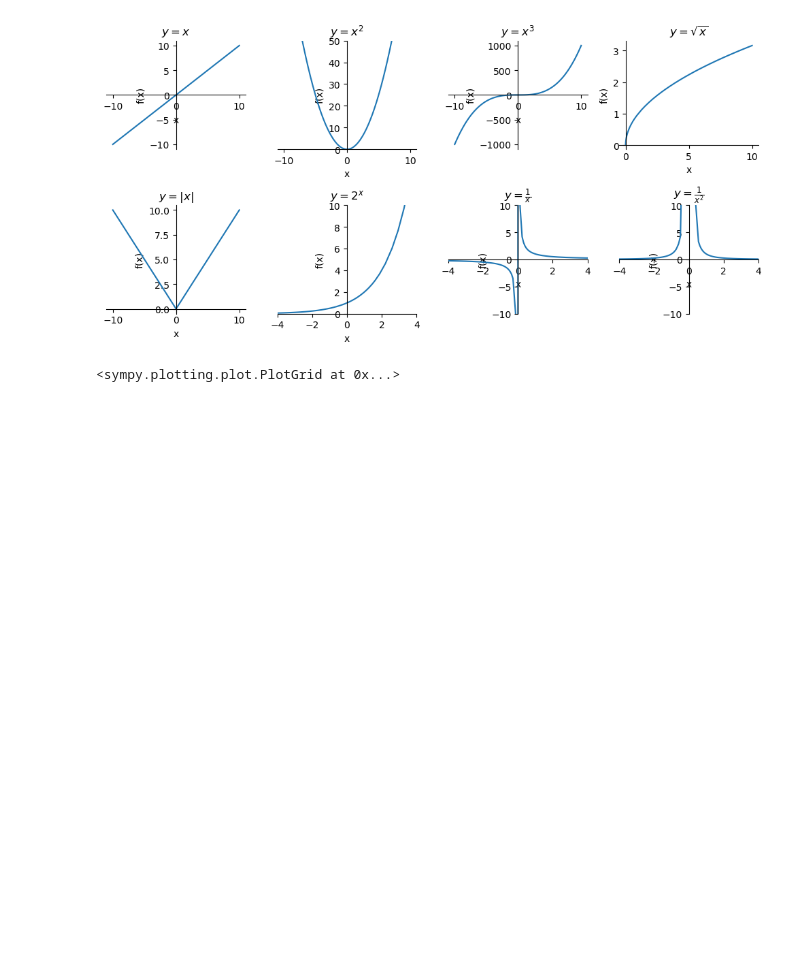
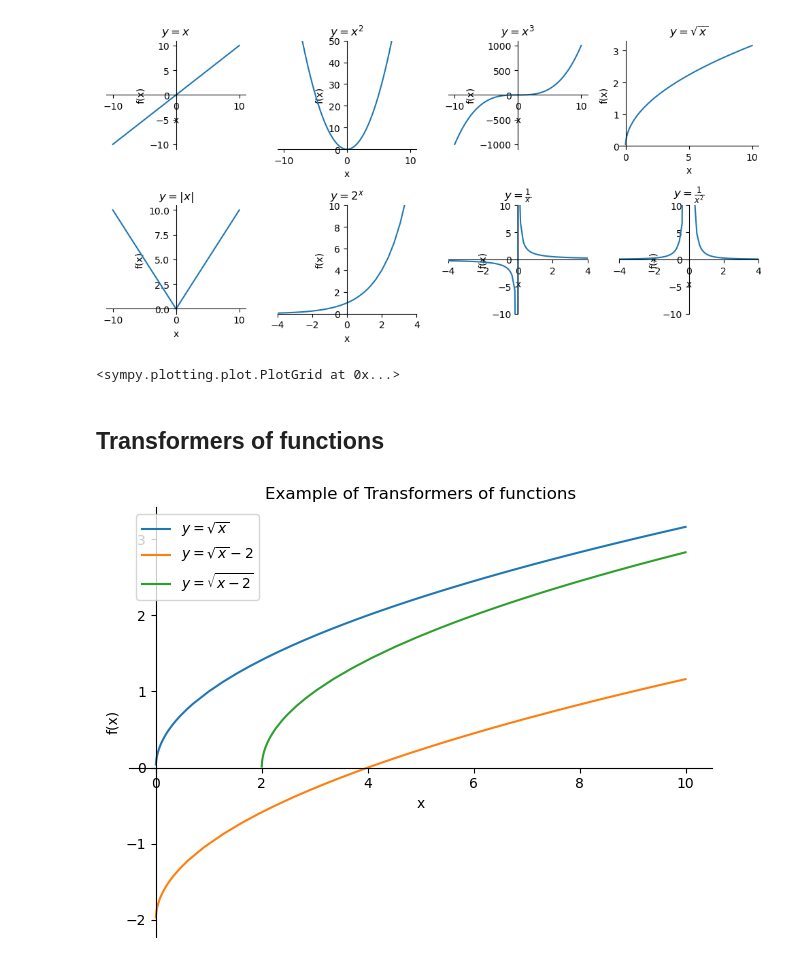
Before and after one commit to Fra0128/Symbolic-Mathematics-with-SymPy, a Jupyter notebook: 0_precalculus.ipynb, the cells around one changed output. Saved outputs shown, nothing was run; the diff lists cells and outputs as text; code cells hidden in the pictures; blank space fills up the shorter version.

Commit message:
feat: add Transformers of functions

```diff
--- a/0_precalculus.ipynb
+++ b/0_precalculus.ipynb
@@ -195,3 +195,25 @@ plotting.PlotGrid(2, 4, f1, f2, f3, f4, f5, f6, f7, f8, size=(10, 5))
 # %% [output]
 [figure]
 <sympy.plotting.plot.PlotGrid at 0x...>
+# %% [markdown]
+## Transformers of functions
+# %%
+# define the symbols and functions
+x = symbols('x')
+y1 = sqrt(x)
+y2 = sqrt(x) - 2
+y3 = sqrt(x-2)
+
+# plot the functions on the same set of axes
+p = plotting.plot(y1, y2, y3, show = False, title = 'Example of Transformers of functions')
+
+# add the legend
+p[0].label = '$y = \sqrt{x}$'
+p[1].label = '$y = \sqrt{x}-2$'
+p[2].label = '$y = \sqrt{x-2}$'
+p.legend = True
+
+# show the plot
+p.show()
+# %% [output]
+[figure, added]
```
